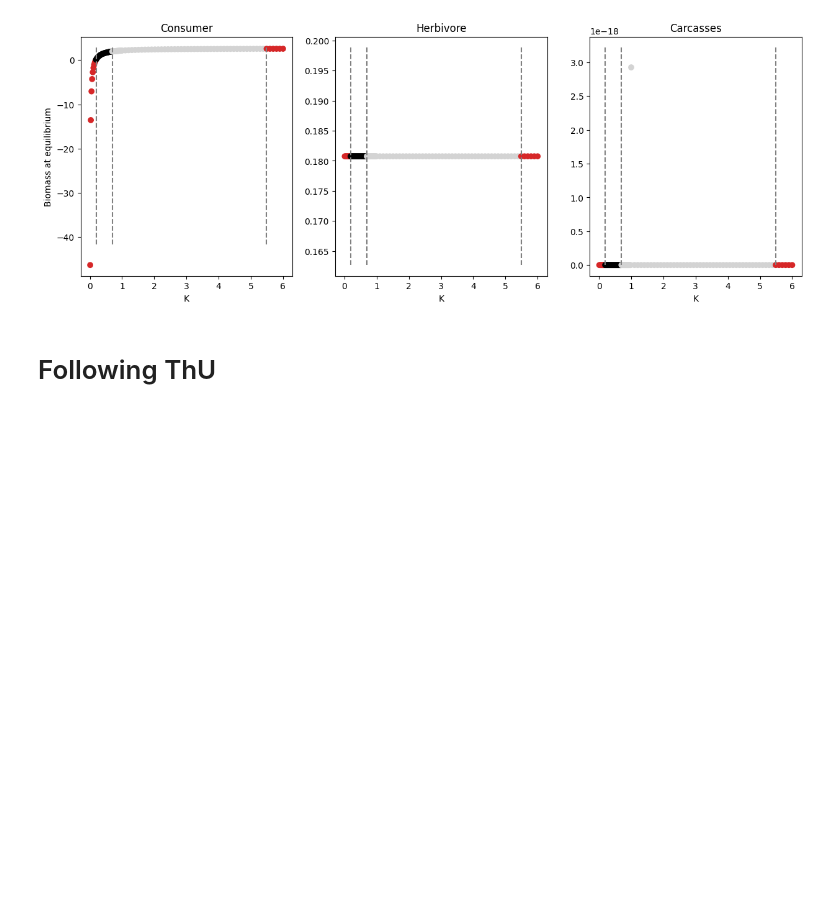
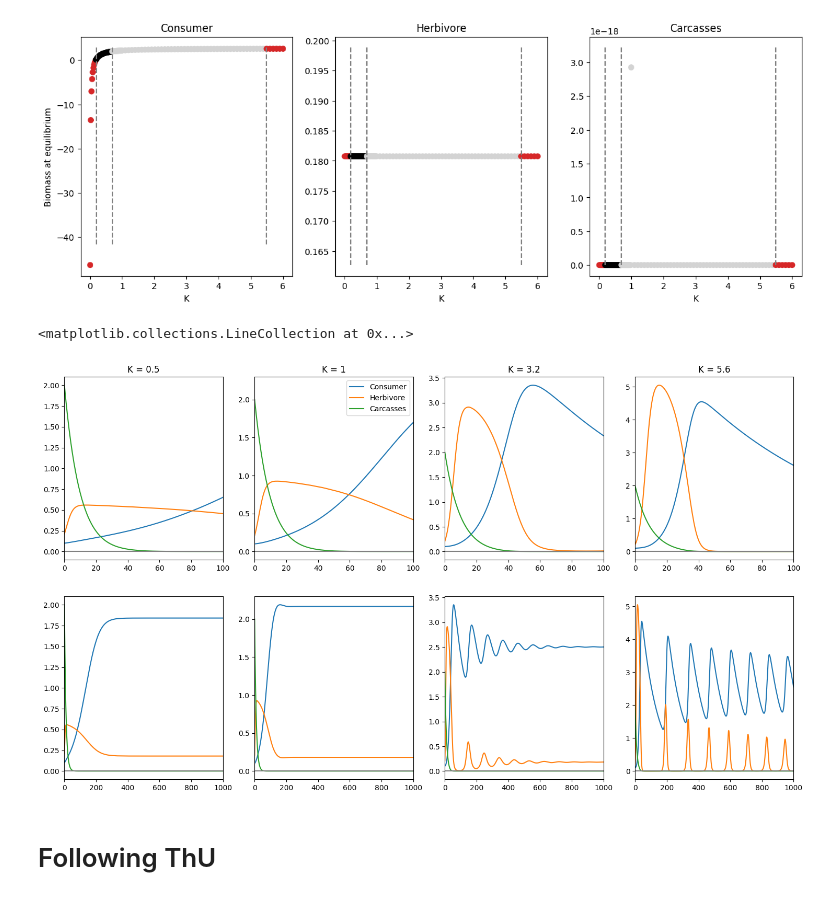
Before and after one commit to linh-phuong/pulsation, a Jupyter notebook: toymodels/toymodel1.ipynb, the cells around one changed output. Saved outputs shown, nothing was run; the diff lists cells and outputs as text; code cells hidden in the pictures; blank space fills up the shorter version.

```diff
--- a/toymodels/toymodel1.ipynb
+++ b/toymodels/toymodel1.ipynb
@@ -74,6 +74,62 @@ axes[2].set_title('Carcasses')
 # %% [output]
 Text(0.5, 1.0, 'Carcasses')
 [figure]
+# %%
+fig, axes = plt.subplots(nrows=2, ncols=4, figsize=(18, 10))
+parnsol = Config(dict(muC=0.01, muH=0.01, eH=0.3, aH=1, pCH=1.2,
+                   omegaH=0.2, ThH=1, ThU=0.1, omegaU=0.3, eU=0.3,
+                   pCU=0.2, aU=0.1, rH=0.5, K=0.5, nu=0.1))
+y0 = [0.1, 0.21, 2]
+Tmax = 1000
+Tend = 100
+tspan = np.linspace(0, Tmax, 2000)
+labellist = ["Consumer", "Herbivore", "Carcasses"]
+nsol = solve_ivp(lambda t, y: foodweb(y, pars_test), [0, Tmax], y0,t_eval=tspan)
+
+for i in range(3):
+    axes[0, 0].plot(tspan, nsol.y[i])
+    axes[1, 0].plot(tspan, nsol.y[i])
+axes[0, 0].set_xlim(0, Tend)
+axes[0, 0].set_title(f'K = {parnsol.K}')
+axes[1, 0].set_xlim(0, Tmax)
+axes[0, 0].hlines(y=0, xmin=tspan[0], xmax=tspan[-1], color='gray')
+axes[1, 0].hlines(y=0, xmin=tspan[0], xmax=tspan[-1], color='gray')
+parnsol.K = 1
+nsol = solve_ivp(lambda t, y: foodweb(y, parnsol), [0, Tmax], y0,t_eval=tspan)
+for i in range(3):
+    axes[0, 1].plot(tspan, nsol.y[i], label=labellist[i])
+    axes[1, 1].plot(tspan, nsol.y[i], label=labellist[i])
+axes[0, 1].legend()
+axes[0, 1].set_xlim(0, Tend)
+axes[0, 1].set_title(f'K = {parnsol.K}')
+axes[1, 1].set_xlim(0, Tmax)
+axes[0, 1].hlines(y=0, xmin=tspan[0], xmax=tspan[-1], color='gray')
+axes[1, 1].hlines(y=0, xmin=tspan[0], xmax=tspan[-1], color='gray')
+
+parnsol.K = 3.2
+nsol = solve_ivp(lambda t, y: foodweb(y, parnsol), [0, Tmax], y0,t_eval=tspan)
+for i in range(3):
+    axes[0, 2].plot(tspan, nsol.y[i])
+    axes[1, 2].plot(tspan, nsol.y[i])
+axes[0, 2].set_xlim(0, Tend)
+axes[0, 2].set_title(f'K = {parnsol.K}')
+axes[1, 2].set_xlim(0, Tmax)
+axes[0, 2].hlines(y=0, xmin=tspan[0], xmax=tspan[-1], color='gray')
+axes[1, 2].hlines(y=0, xmin=tspan[0], xmax=tspan[-1], color='gray')
+
+parnsol.K = 5.6
+nsol = solve_ivp(lambda t, y: foodweb(y, parnsol), [0, Tmax], y0,t_eval=tspan)
+for i in range(3):
+    axes[0, 3].plot(tspan, nsol.y[i])
+    axes[1, 3].plot(tspan, nsol.y[i])
+axes[0, 3].set_xlim(0, Tend)
+axes[0, 3].set_title(f'K = {parnsol.K}')
+axes[1, 3].set_xlim(0, Tmax)
+axes[0, 3].hlines(y=0, xmin=tspan[0], xmax=tspan[-1], color='gray')
+axes[1, 3].hlines(y=0, xmin=tspan[0], xmax=tspan[-1], color='gray')
+# %% [output]
+<matplotlib.collections.LineCollection at 0x...>
+[figure, added]
 # %% [markdown]
 # Following ThU
 # %%
```
Also changed, not shown: parts of 20 cells of this notebook, 4 other files.
